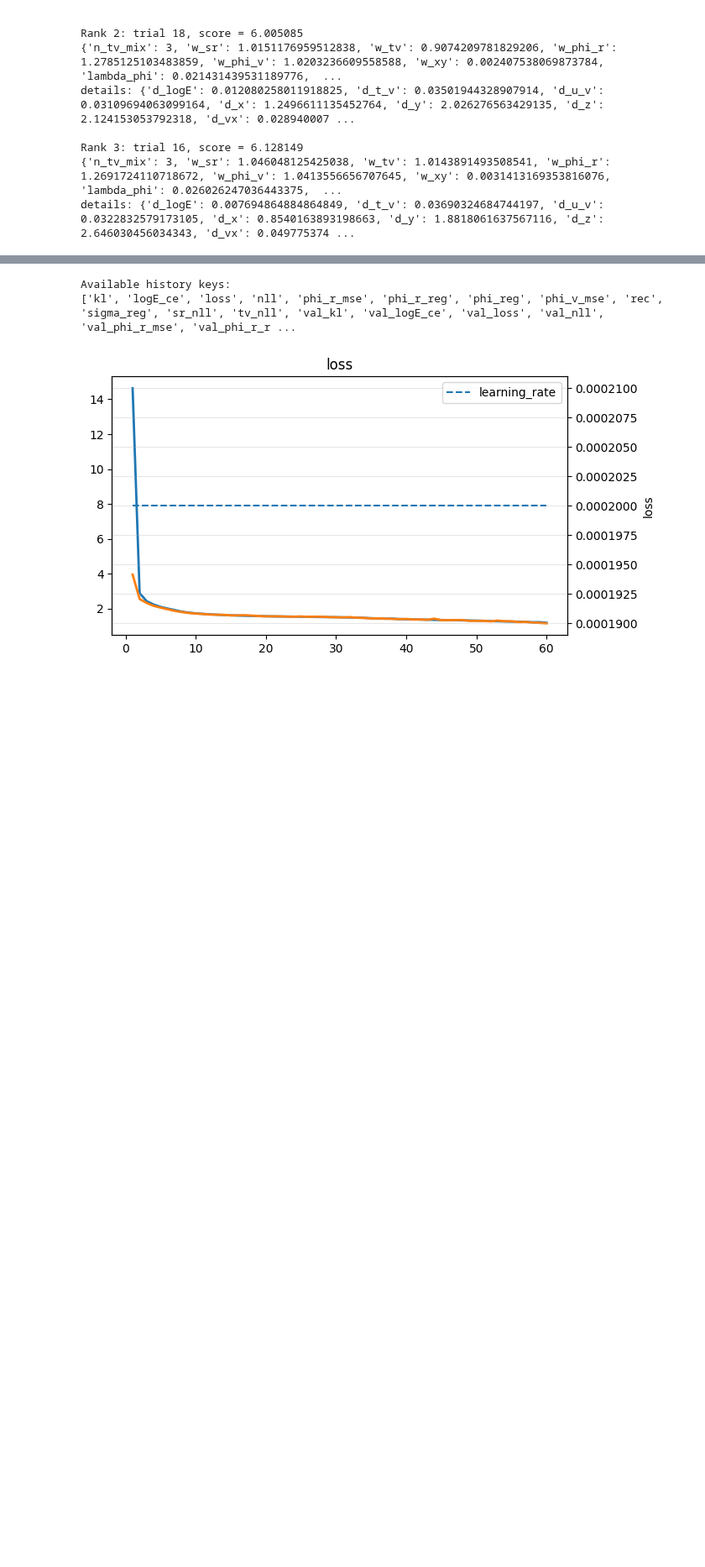
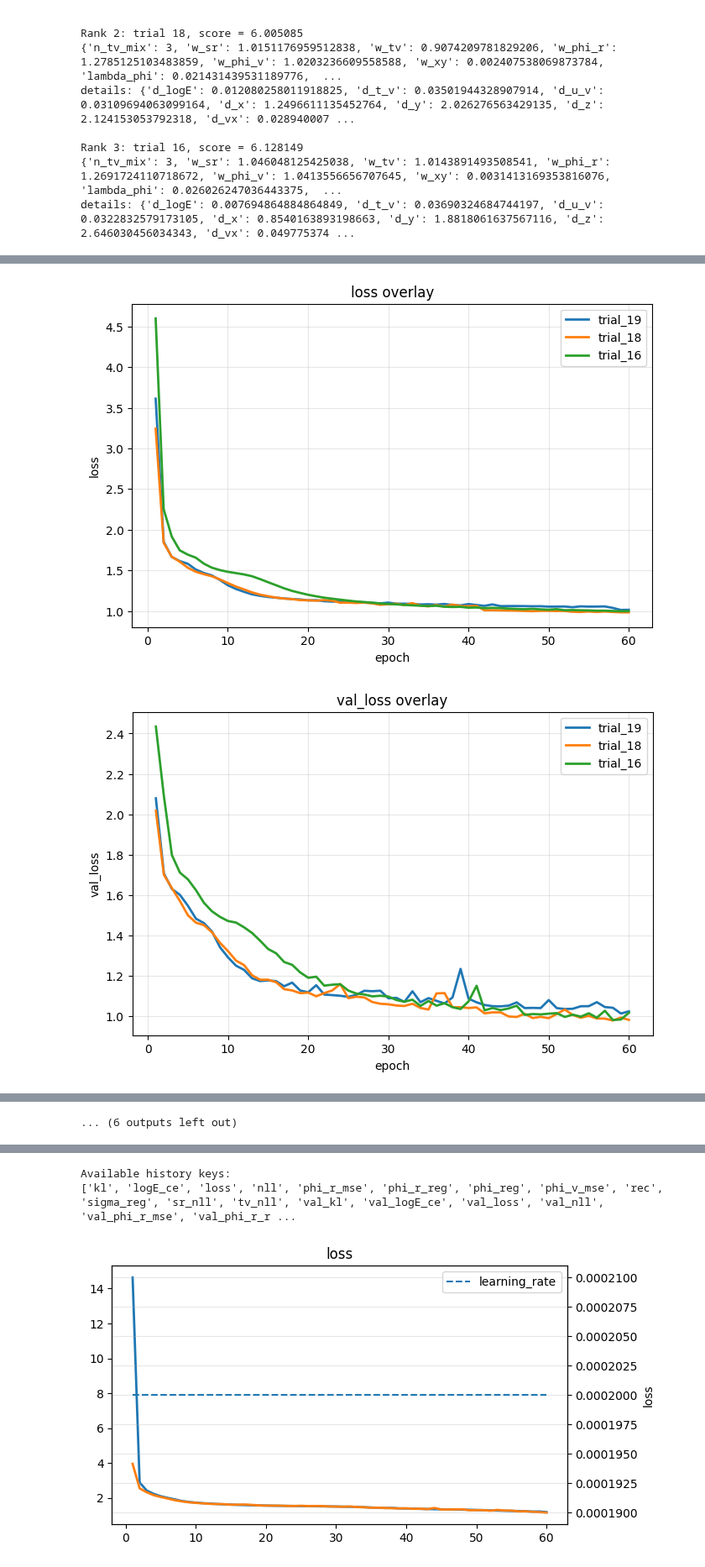
Before and after one commit to francescomonastra/MAGI, a Jupyter notebook: GEEANNT_v1_4RS.ipynb, the cells around one changed output, grey strips where cells are left out. Shown at 84% size. Cells and saved outputs as stored; diff of their text form; code cells hidden in the pictures; blank space fills up the shorter version.

```diff
--- a/GEEANNT_v1_4RS.ipynb
+++ b/GEEANNT_v1_4RS.ipynb
@@ -2341,0 +2651,56 @@ details: {'d_logE': 0.007694864884864849, 'd_t_v': 0.03690324684744197, 'd_u_v':
+# %%
+# ==========================================================
+# Overlay training histories of the 3 final models
+# ==========================================================
+
+def plot_histories_overlay(final_runs, keys=None):
+    if keys is None:
+        keys = [
+            "loss",
+            "val_loss",
+            "rec",
+            "val_rec",
+            "kl",
+            "val_kl",
+            "logE_ce",
+            "val_logE_ce",
+            "sr_nll",
+            "val_sr_nll",
+            "tv_nll",
+            "val_tv_nll",
+            "phi_r_mse",
+            "val_phi_r_mse",
+            "phi_v_mse",
+            "val_phi_v_mse",
+            "xy_mse",
+            "val_xy_mse",
+        ]
+
+    model_names = list(final_runs.keys())
+
+    for k in keys:
+        found = False
+        plt.figure(figsize=(8, 5))
+
+        for model_name in model_names:
+            h = final_runs[model_name]["history"].history
+            if k in h:
+                found = True
+                epochs = np.arange(1, len(h[k]) + 1)
+                plt.plot(epochs, h[k], linewidth=2, label=model_name)
+
+        if not found:
+            plt.close()
+            continue
+
+        plt.xlabel("epoch")
+        plt.ylabel(k)
+        plt.title(f"{k} overlay")
+        plt.grid(True, alpha=0.3)
+        plt.legend()
+        plt.show()
+
+plot_histories_overlay(final_runs)
+# %% [output]
+[figure, added]
+[figure, added]
@@ -2341,0 +2717 @@ details: {'d_logE': 0.007694864884864849, 'd_t_v': 0.03690324684744197, 'd_u_v':
+... (6 outputs left out)
```
Also changed, not shown: parts of 8 cells of this notebook, 5 other files.
